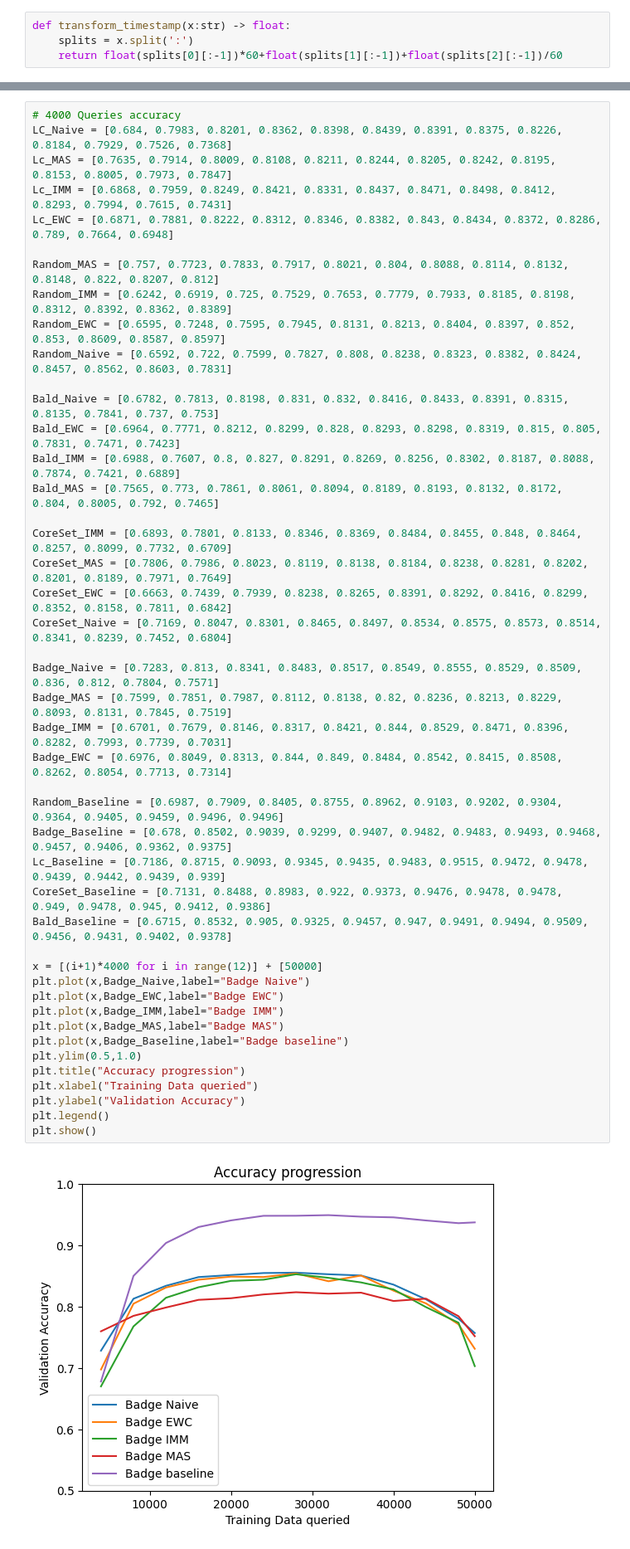
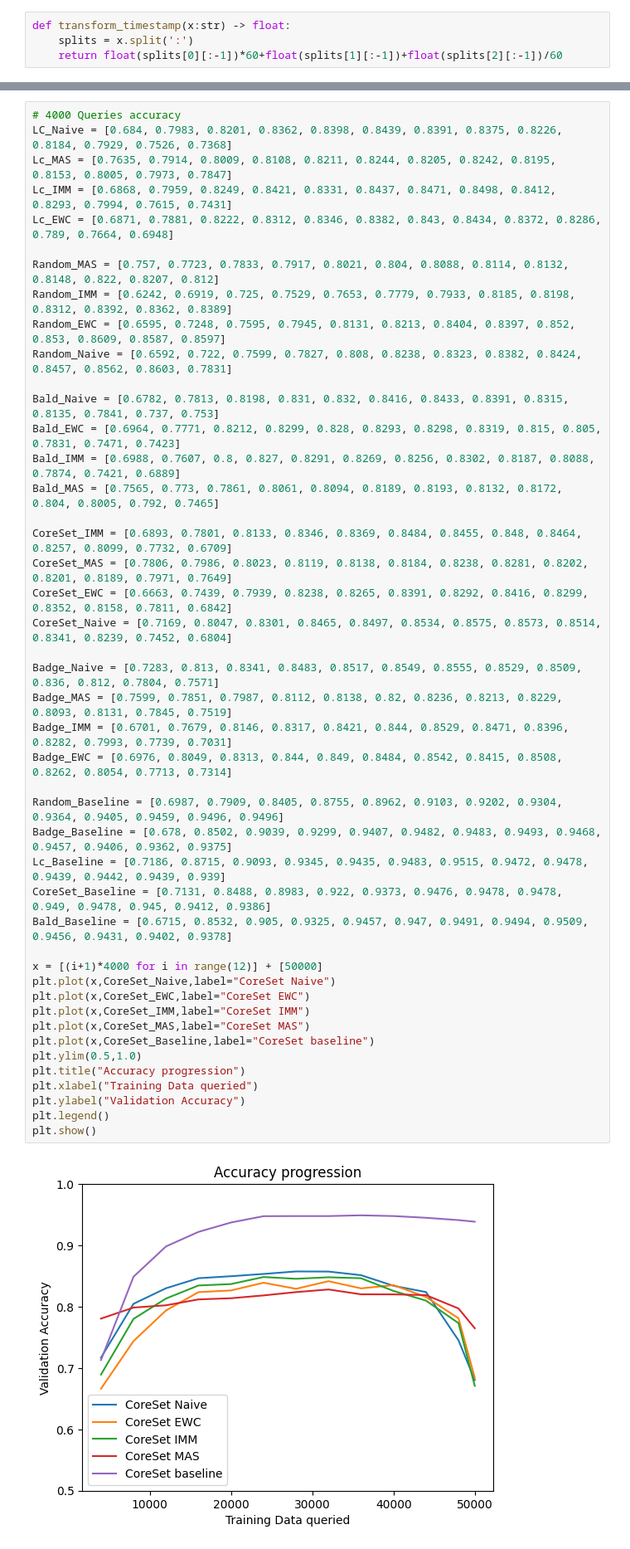
Before and after one commit to FelixMoeller3/calms, a Jupyter notebook: src/evaluation/eval_model_stealing.ipynb, the cells around one changed output, grey strips where cells are left out. Shown at 83% size. Cells and saved outputs as stored; diff of their text form.

```diff
--- a/src/evaluation/eval_model_stealing.ipynb
+++ b/src/evaluation/eval_model_stealing.ipynb
@@ -824,39 +823,39 @@ Random_Naive = [0.6592, 0.722, 0.7599, 0.7827, 0.808, 0.8238, 0.8323, 0.8382, 0.
 
 Bald_Naive = [0.6782, 0.7813, 0.8198, 0.831, 0.832, 0.8416, 0.8433, 0.8391, 0.8315, 0.8135, 0.7841, 0.737, 0.753]
 Bald_EWC = [0.6964, 0.7771, 0.8212, 0.8299, 0.828, 0.8293, 0.8298, 0.8319, 0.815, 0.805, 0.7831, 0.7471, 0.7423]
 Bald_IMM = [0.6988, 0.7607, 0.8, 0.827, 0.8291, 0.8269, 0.8256, 0.8302, 0.8187, 0.8088, 0.7874, 0.7421, 0.6889]
 Bald_MAS = [0.7565, 0.773, 0.7861, 0.8061, 0.8094, 0.8189, 0.8193, 0.8132, 0.8172, 0.804, 0.8005, 0.792, 0.7465]
 
 CoreSet_IMM = [0.6893, 0.7801, 0.8133, 0.8346, 0.8369, 0.8484, 0.8455, 0.848, 0.8464, 0.8257, 0.8099, 0.7732, 0.6709]
 CoreSet_MAS = [0.7806, 0.7986, 0.8023, 0.8119, 0.8138, 0.8184, 0.8238, 0.8281, 0.8202, 0.8201, 0.8189, 0.7971, 0.7649]
 CoreSet_EWC = [0.6663, 0.7439, 0.7939, 0.8238, 0.8265, 0.8391, 0.8292, 0.8416, 0.8299, 0.8352, 0.8158, 0.7811, 0.6842]
 CoreSet_Naive = [0.7169, 0.8047, 0.8301, 0.8465, 0.8497, 0.8534, 0.8575, 0.8573, 0.8514, 0.8341, 0.8239, 0.7452, 0.6804]
 
 Badge_Naive = [0.7283, 0.813, 0.8341, 0.8483, 0.8517, 0.8549, 0.8555, 0.8529, 0.8509, 0.836, 0.812, 0.7804, 0.7571]
 Badge_MAS = [0.7599, 0.7851, 0.7987, 0.8112, 0.8138, 0.82, 0.8236, 0.8213, 0.8229, 0.8093, 0.8131, 0.7845, 0.7519]
 Badge_IMM = [0.6701, 0.7679, 0.8146, 0.8317, 0.8421, 0.844, 0.8529, 0.8471, 0.8396, 0.8282, 0.7993, 0.7739, 0.7031]
 Badge_EWC = [0.6976, 0.8049, 0.8313, 0.844, 0.849, 0.8484, 0.8542, 0.8415, 0.8508, 0.8262, 0.8054, 0.7713, 0.7314]
 
 Random_Baseline = [0.6987, 0.7909, 0.8405, 0.8755, 0.8962, 0.9103, 0.9202, 0.9304, 0.9364, 0.9405, 0.9459, 0.9496, 0.9496]
 Badge_Baseline = [0.678, 0.8502, 0.9039, 0.9299, 0.9407, 0.9482, 0.9483, 0.9493, 0.9468, 0.9457, 0.9406, 0.9362, 0.9375]
 Lc_Baseline = [0.7186, 0.8715, 0.9093, 0.9345, 0.9435, 0.9483, 0.9515, 0.9472, 0.9478, 0.9439, 0.9442, 0.9439, 0.939]
 CoreSet_Baseline = [0.7131, 0.8488, 0.8983, 0.922, 0.9373, 0.9476, 0.9478, 0.9478, 0.949, 0.9478, 0.945, 0.9412, 0.9386]
 Bald_Baseline = [0.6715, 0.8532, 0.905, 0.9325, 0.9457, 0.947, 0.9491, 0.9494, 0.9509, 0.9456, 0.9431, 0.9402, 0.9378]
 
 x = [(i+1)*4000 for i in range(12)] + [50000]
-plt.plot(x,Badge_Naive,label="Badge Naive")
-plt.plot(x,Badge_EWC,label="Badge EWC")
-plt.plot(x,Badge_IMM,label="Badge IMM")
-plt.plot(x,Badge_MAS,label="Badge MAS")
-plt.plot(x,Badge_Baseline,label="Badge baseline")
+plt.plot(x,CoreSet_Naive,label="CoreSet Naive")
+plt.plot(x,CoreSet_EWC,label="CoreSet EWC")
+plt.plot(x,CoreSet_IMM,label="CoreSet IMM")
+plt.plot(x,CoreSet_MAS,label="CoreSet MAS")
+plt.plot(x,CoreSet_Baseline,label="CoreSet baseline")
 plt.ylim(0.5,1.0)
 plt.title("Accuracy progression")
 plt.xlabel("Training Data queried")
 plt.ylabel("Validation Accuracy")
 plt.legend()
 plt.show()
 # %% [output]
-[figure, old version]
+[figure, new version]
 # %%
 # 4000 Queries time
 LC_Naive = '01h:16m:55s'
```
Also changed, not shown: parts of 3 cells of this notebook, 5 other files.
